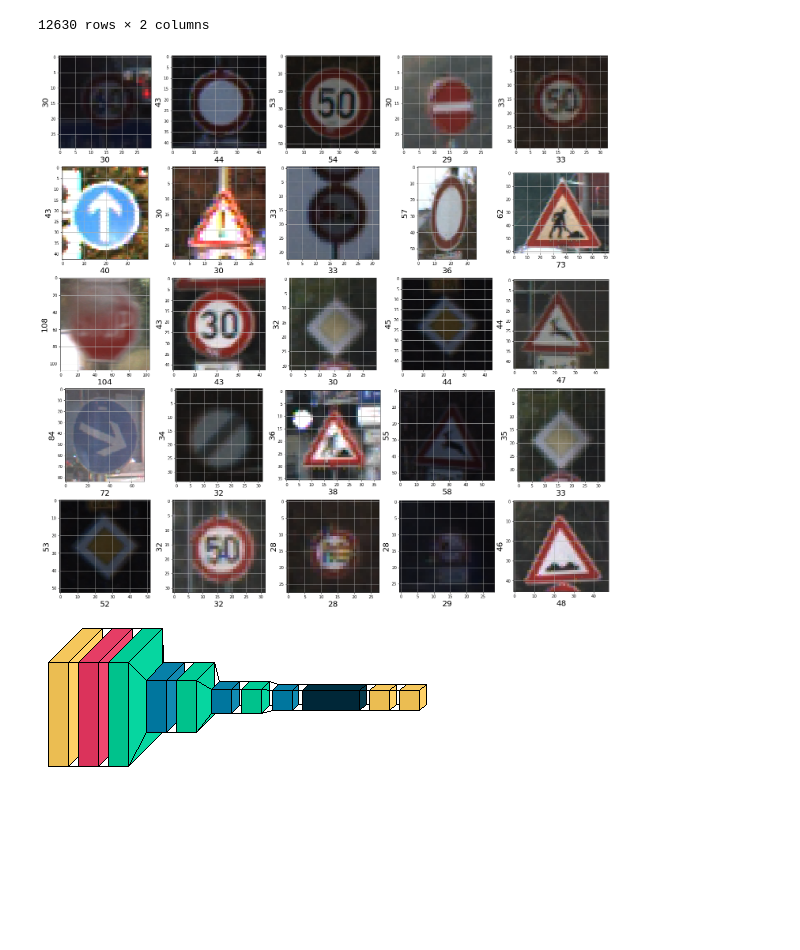
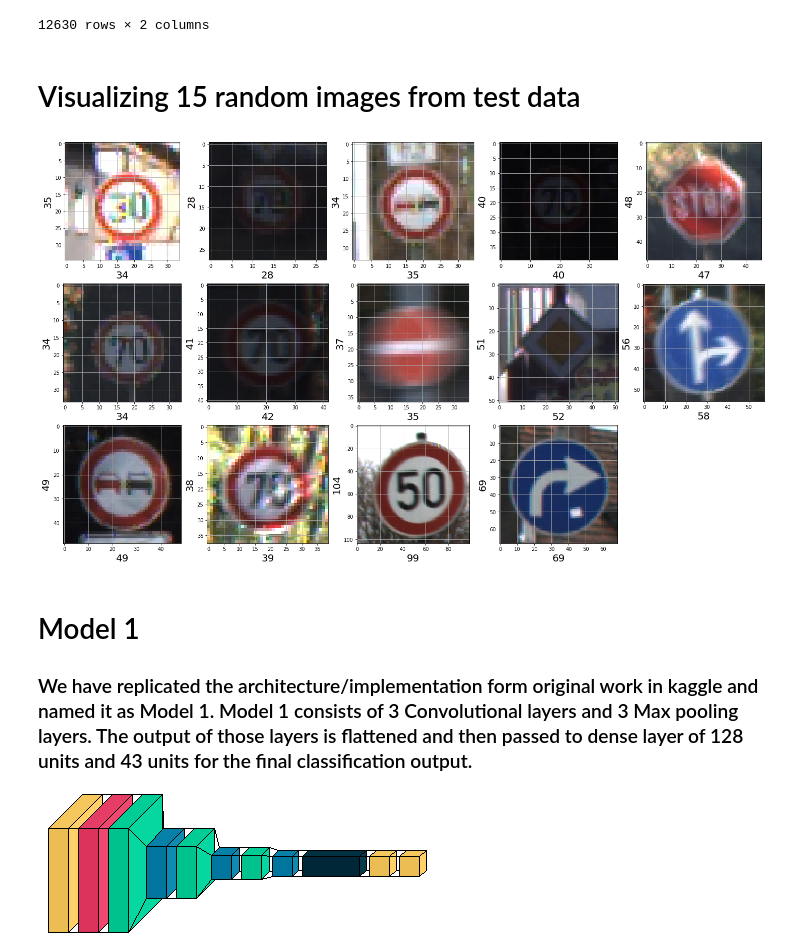
Before and after one commit to helloaashish/TrafficSign, a Jupyter notebook: TrafficSignClassifier.ipynb, the cells around one changed output. Cells and saved outputs as stored; diff of their text form; code cells hidden in the pictures; blank space fills up the shorter version.

Commit message:
two models

```diff
--- a/TrafficSignClassifier.ipynb
+++ b/TrafficSignClassifier.ipynb
@@ -174,26 +198,31 @@ test
 | 12628 | 7 | Test/12628.png |
 | 12629 | 10 | Test/12629.png |
 12630 rows × 2 columns
+# %% [markdown]
+# Visualizing 15 random images from test data
 # %%
-# Visualizing 25 random images from test data
+
 input_path = ""
 data_dir = input_path
 import random
 from matplotlib.image import imread
 
 # test = pd.read_csv(data_dir + '/Test.csv')
 imgs = test["Path"].values #test folder path
 
 plt.figure(figsize=(25,25))
 
-for i in range(1,26):
+for i in range(1,16):
     plt.subplot(5,5,i)
     random_img_path = random.choice(imgs)
     rand_img = imread(random_img_path)
     plt.imshow(rand_img)
     plt.grid(b=None)
     plt.xlabel(rand_img.shape[1], fontsize = 20)#width of image
     plt.ylabel(rand_img.shape[0], fontsize = 20)#height of image
 # %% [output]
-[figure, old version]
+[figure, new version]
+# %% [markdown]
+# Model 1
+### We have replicated the architecture/implementation form original work in kaggle and named it as Model 1. Model 1 consists of 3 Convolutional layers and 3 Max pooling layers. The output of those layers is flattened and then passed to dense layer of 128 units and 43 units for the final classification output.
 # %%
```
Also changed, not shown: parts of 28 cells of this notebook.
